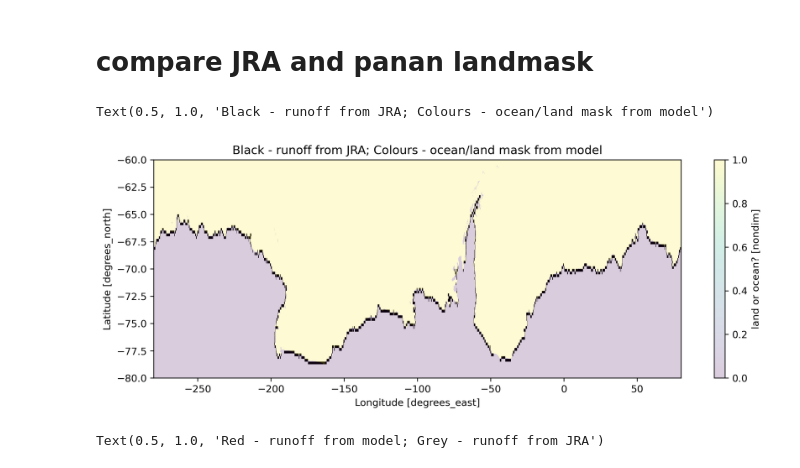
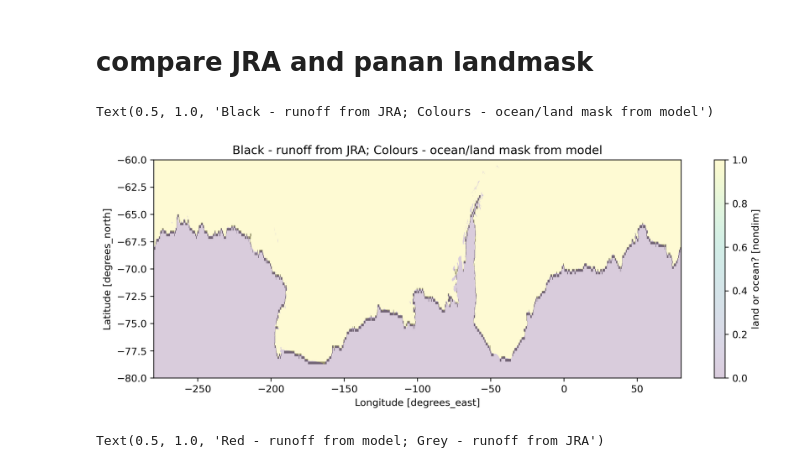
Before and after one commit to claireyung/mom6-panAn-iceshelf-tools, a Jupyter notebook: verification/land-mask-runoff.ipynb, the cells around one changed output. Cells and saved outputs as stored; diff of their text form; code cells hidden in the pictures.

```diff
--- a/verification/land-mask-runoff.ipynb
+++ b/verification/land-mask-runoff.ipynb
@@ -23,15 +23,15 @@ JRA55_runoff = xr.open_dataset('/g/data/ik11/inputs/JRA-55/RYF/v1-4/RYF.friver.1
 JRAcoastmask = JRA55_runoff.friver.isel(time = 0).where(JRA55_runoff.friver.isel(time = 0)!=0).sel(lat = slice(-90,37.5))*0+1
 # %%
 fig,axes = plt.subplots(figsize = (12,4),dpi = 300)
-plt.pcolormesh(JRAcoastmask.lon,JRAcoastmask.lat,JRAcoastmask, cmap = 'Greys_r', vmax = 1)
-plt.pcolormesh(JRAcoastmask.lon-360,JRAcoastmask.lat,JRAcoastmask, cmap = 'Greys_r', vmax = 1)
+plt.pcolormesh(JRAcoastmask.lon,JRAcoastmask.lat,JRAcoastmask, cmap = 'Greys_r', vmax = 1, alpha = 0.5)
+plt.pcolormesh(JRAcoastmask.lon-360,JRAcoastmask.lat,JRAcoastmask, cmap = 'Greys_r', vmax = 1, alpha = 0.5)
 land_mask_panan.wet.plot(alpha = 0.2)
 
 plt.ylim(-80,-60)
 plt.title('Black - runoff from JRA; Colours - ocean/land mask from model')
 # %% [output]
 Text(0.5, 1.0, 'Black - runoff from JRA; Colours - ocean/land mask from model')
-[figure, old version]
+[figure, new version]
 # %%
 fig,axes = plt.subplots(figsize = (12,4),dpi = 300)
 plt.pcolormesh(JRAcoastmask.lon,JRAcoastmask.lat,JRAcoastmask, cmap = 'Greys_r', vmax = 1, alpha = 0.5,shading='nearest')
```
Also changed, not shown: parts of 1 cell of this notebook.
